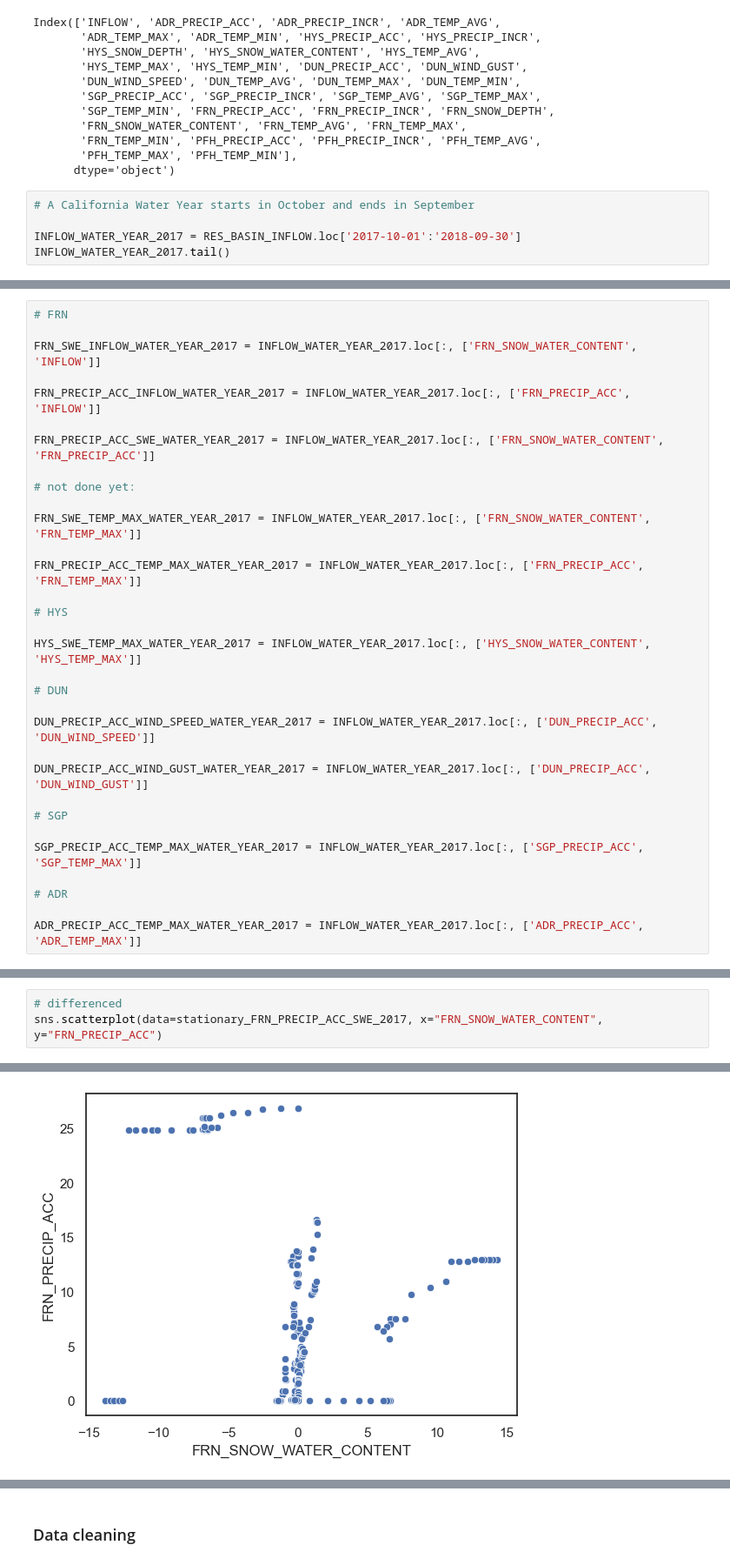
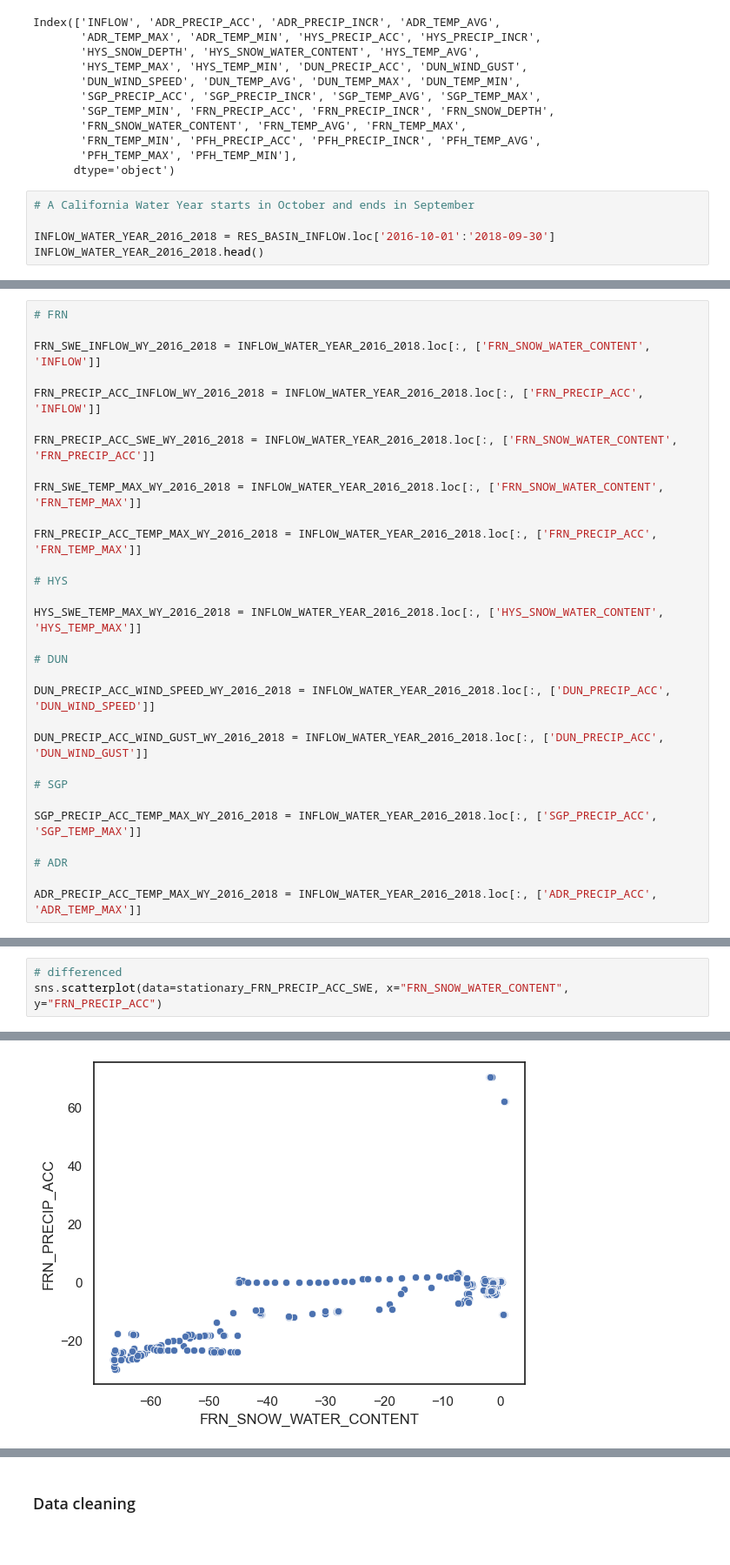
Before and after one commit to lauren-alexandra/basin-inflow-dnn, a Jupyter notebook: weather-informed-reservoir-operation.ipynb, the cells around one changed output, grey strips where cells are left out. Shown at 87% size. Drawn from its saved outputs; the diff is of its cells as text.

Commit message:
plotting

```diff
--- a/weather-informed-reservoir-operation.ipynb
+++ b/weather-informed-reservoir-operation.ipynb
@@ -808,8 +803,8 @@ Index(['INFLOW', 'ADR_PRECIP_ACC', 'ADR_PRECIP_INCR', 'ADR_TEMP_AVG',
 # %%
 # A California Water Year starts in October and ends in September
 
-INFLOW_WATER_YEAR_2017 = RES_BASIN_INFLOW.loc['2017-10-01':'2018-09-30']
-INFLOW_WATER_YEAR_2017.tail()
+INFLOW_WATER_YEAR_2016_2018 = RES_BASIN_INFLOW.loc['2016-10-01':'2018-09-30']
+INFLOW_WATER_YEAR_2016_2018.head()
 # %% [output]
 |  | INFLOW | ADR_PRECIP_ACC | ADR_PRECIP_INCR | ADR_TEMP_AVG | ADR_TEMP_MAX | ADR_TEMP_MIN | HYS_PRECIP_ACC | ... |
 | OBS DATE |  |  |  |  |  |  |  | ... |
@@ -849,33 +817,31 @@ Implementation:
 # %%
 # FRN
 
-FRN_SWE_INFLOW_WATER_YEAR_2017 = INFLOW_WATER_YEAR_2017.loc[:, ['FRN_SNOW_WATER_CONTENT', 'INFLOW']]
+FRN_SWE_INFLOW_WY_2016_2018 = INFLOW_WATER_YEAR_2016_2018.loc[:, ['FRN_SNOW_WATER_CONTENT', 'INFLOW']]
 
-FRN_PRECIP_ACC_INFLOW_WATER_YEAR_2017 = INFLOW_WATER_YEAR_2017.loc[:, ['FRN_PRECIP_ACC', 'INFLOW']]
+FRN_PRECIP_ACC_INFLOW_WY_2016_2018 = INFLOW_WATER_YEAR_2016_2018.loc[:, ['FRN_PRECIP_ACC', 'INFLOW']]
 
-FRN_PRECIP_ACC_SWE_WATER_YEAR_2017 = INFLOW_WATER_YEAR_2017.loc[:, ['FRN_SNOW_WATER_CONTENT', 'FRN_PRECIP_ACC']]
+FRN_PRECIP_ACC_SWE_WY_2016_2018 = INFLOW_WATER_YEAR_2016_2018.loc[:, ['FRN_SNOW_WATER_CONTENT', 'FRN_PRECIP_ACC']]
 
-# not done yet:
+FRN_SWE_TEMP_MAX_WY_2016_2018 = INFLOW_WATER_YEAR_2016_2018.loc[:, ['FRN_SNOW_WATER_CONTENT', 'FRN_TEMP_MAX']]
 
-FRN_SWE_TEMP_MAX_WATER_YEAR_2017 = INFLOW_WATER_YEAR_2017.loc[:, ['FRN_SNOW_WATER_CONTENT', 'FRN_TEMP_MAX']]
-
-FRN_PRECIP_ACC_TEMP_MAX_WATER_YEAR_2017 = INFLOW_WATER_YEAR_2017.loc[:, ['FRN_PRECIP_ACC', 'FRN_TEMP_MAX']]
+FRN_PRECIP_ACC_TEMP_MAX_WY_2016_2018 = INFLOW_WATER_YEAR_2016_2018.loc[:, ['FRN_PRECIP_ACC', 'FRN_TEMP_MAX']]
 
 # HYS
 
-HYS_SWE_TEMP_MAX_WATER_YEAR_2017 = INFLOW_WATER_YEAR_2017.loc[:, ['HYS_SNOW_WATER_CONTENT', 'HYS_TEMP_MAX']]
+HYS_SWE_TEMP_MAX_WY_2016_2018 = INFLOW_WATER_YEAR_2016_2018.loc[:, ['HYS_SNOW_WATER_CONTENT', 'HYS_TEMP_MAX']]
 
 # DUN
 
-DUN_PRECIP_ACC_WIND_SPEED_WATER_YEAR_2017 = INFLOW_WATER_YEAR_2017.loc[:, ['DUN_PRECIP_ACC', 'DUN_WIND_SPEED']]
+DUN_PRECIP_ACC_WIND_SPEED_WY_2016_2018 = INFLOW_WATER_YEAR_2016_2018.loc[:, ['DUN_PRECIP_ACC', 'DUN_WIND_SPEED']]
 
-DUN_PRECIP_ACC_WIND_GUST_WATER_YEAR_2017 = INFLOW_WATER_YEAR_2017.loc[:, ['DUN_PRECIP_ACC', 'DUN_WIND_GUST']]
+DUN_PRECIP_ACC_WIND_GUST_WY_2016_2018 = INFLOW_WATER_YEAR_2016_2018.loc[:, ['DUN_PRECIP_ACC', 'DUN_WIND_GUST']]
 
 # SGP
 
-SGP_PRECIP_ACC_TEMP_MAX_WATER_YEAR_2017 = INFLOW_WATER_YEAR_2017.loc[:, ['SGP_PRECIP_ACC', 'SGP_TEMP_MAX']]
+SGP_PRECIP_ACC_TEMP_MAX_WY_2016_2018 = INFLOW_WATER_YEAR_2016_2018.loc[:, ['SGP_PRECIP_ACC', 'SGP_TEMP_MAX']]
 
 # ADR
 
-ADR_PRECIP_ACC_TEMP_MAX_WATER_YEAR_2017 = INFLOW_WATER_YEAR_2017.loc[:, ['ADR_PRECIP_ACC', 'ADR_TEMP_MAX']]
+ADR_PRECIP_ACC_TEMP_MAX_WY_2016_2018 = INFLOW_WATER_YEAR_2016_2018.loc[:, ['ADR_PRECIP_ACC', 'ADR_TEMP_MAX']]
 # %%
@@ -1032,6 +965,6 @@ sns.scatterplot(data=FRN_PRECIP_ACC_SWE_WATER_YEAR_2017, x="FRN_SNOW_WATER_CONTE
 # %%
 # differenced
-sns.scatterplot(data=stationary_FRN_PRECIP_ACC_SWE_2017, x="FRN_SNOW_WATER_CONTENT", y="FRN_PRECIP_ACC")
+sns.scatterplot(data=stationary_FRN_PRECIP_ACC_SWE, x="FRN_SNOW_WATER_CONTENT", y="FRN_PRECIP_ACC")
 # %% [output]
 <Axes: xlabel='FRN_SNOW_WATER_CONTENT', ylabel='FRN_PRECIP_ACC'>
-[figure, old version]
+[figure, new version]
```
Also changed, not shown: parts of 30 cells of this notebook.
